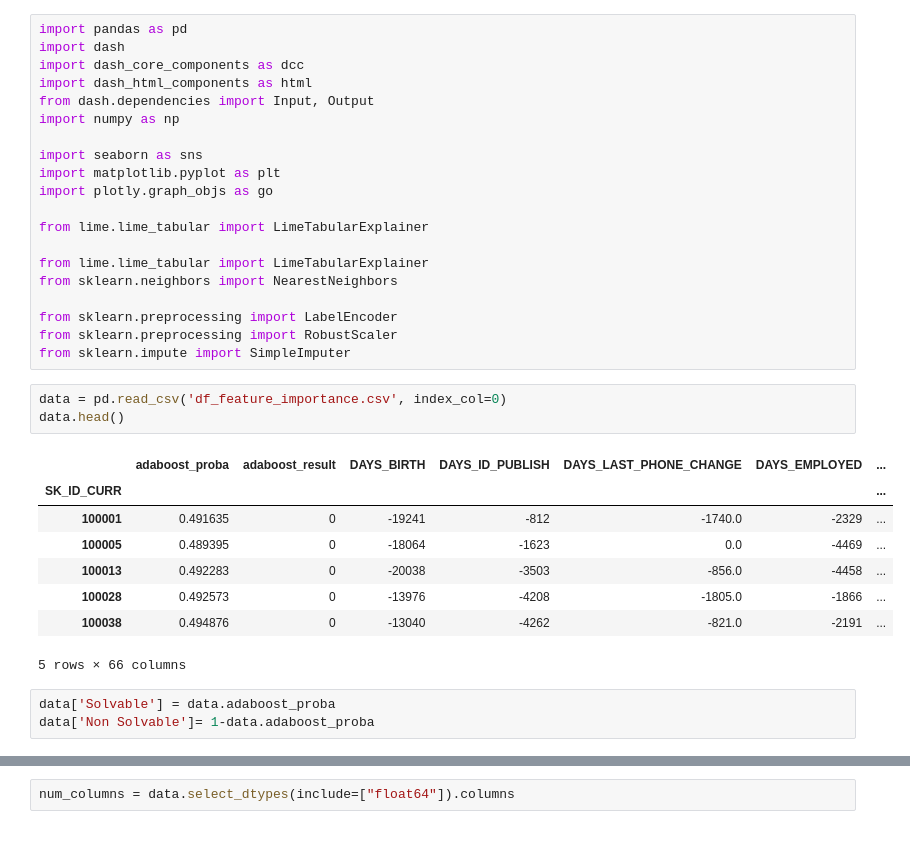
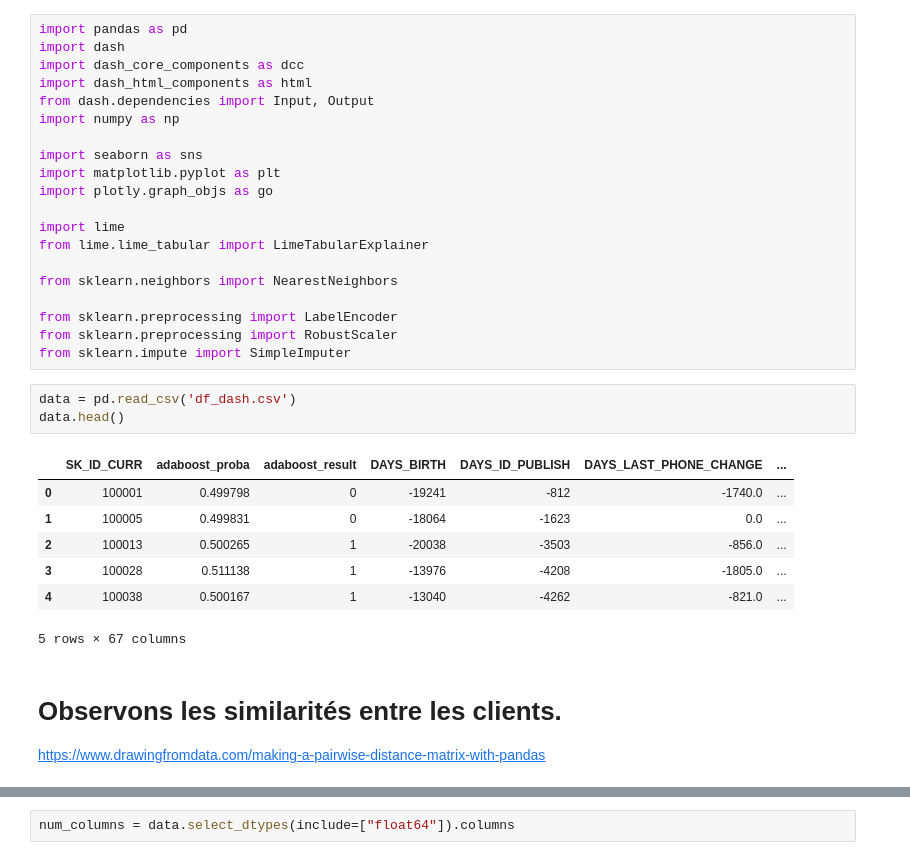
Before and after one commit to BastienOC/dash_OC, a Jupyter notebook: Dashboard_Dash.ipynb, the cells around one changed output, grey strips where cells are left out. Drawn from its saved outputs; the diff is of its cells as text.

```diff
--- a/Dashboard_Dash.ipynb
+++ b/Dashboard_Dash.ipynb
@@ -10,26 +10,25 @@ import seaborn as sns
 import matplotlib.pyplot as plt
 import plotly.graph_objs as go
 
+import lime
 from lime.lime_tabular import LimeTabularExplainer
 
-from lime.lime_tabular import LimeTabularExplainer
 from sklearn.neighbors import NearestNeighbors
 
 from sklearn.preprocessing import LabelEncoder
 from sklearn.preprocessing import RobustScaler
 from sklearn.impute import SimpleImputer
 # %%
-data = pd.read_csv('df_feature_importance.csv', index_col=0)
+data = pd.read_csv('df_dash.csv')
 data.head()
 # %% [output]
-|  | adaboost_proba | adaboost_result | DAYS_BIRTH | DAYS_ID_PUBLISH | DAYS_LAST_PHONE_CHANGE | DAYS_EMPLOYED | ... |
-| SK_ID_CURR |  |  |  |  |  |  | ... |
-| 100001 | 0.491635 | 0 | -19241 | -812 | -1740.0 | -2329 | ... |
-| 100005 | 0.489395 | 0 | -18064 | -1623 | 0.0 | -4469 | ... |
-| 100013 | 0.492283 | 0 | -20038 | -3503 | -856.0 | -4458 | ... |
-| 100028 | 0.492573 | 0 | -13976 | -4208 | -1805.0 | -1866 | ... |
-| 100038 | 0.494876 | 0 | -13040 | -4262 | -821.0 | -2191 | ... |
+|  | SK_ID_CURR | adaboost_proba | adaboost_result | DAYS_BIRTH | DAYS_ID_PUBLISH | DAYS_LAST_PHONE_CHANGE | ... |
+| 0 | 100001 | 0.499798 | 0 | -19241 | -812 | -1740.0 | ... |
+| 1 | 100005 | 0.499831 | 0 | -18064 | -1623 | 0.0 | ... |
+| 2 | 100013 | 0.500265 | 1 | -20038 | -3503 | -856.0 | ... |
+| 3 | 100028 | 0.511138 | 1 | -13976 | -4208 | -1805.0 | ... |
+| 4 | 100038 | 0.500167 | 1 | -13040 | -4262 | -821.0 | ... |
-5 rows × 66 columns
+5 rows × 67 columns
-# %%
-data['Solvable'] = data.adaboost_proba
-data['Non Solvable']= 1-data.adaboost_proba
+# %% [markdown]
+# Observons les similarités entre les clients.
+https://www.drawingfromdata.com/making-a-pairwise-distance-matrix-with-pandas
```
Also changed, not shown: parts of 48 cells of this notebook.
